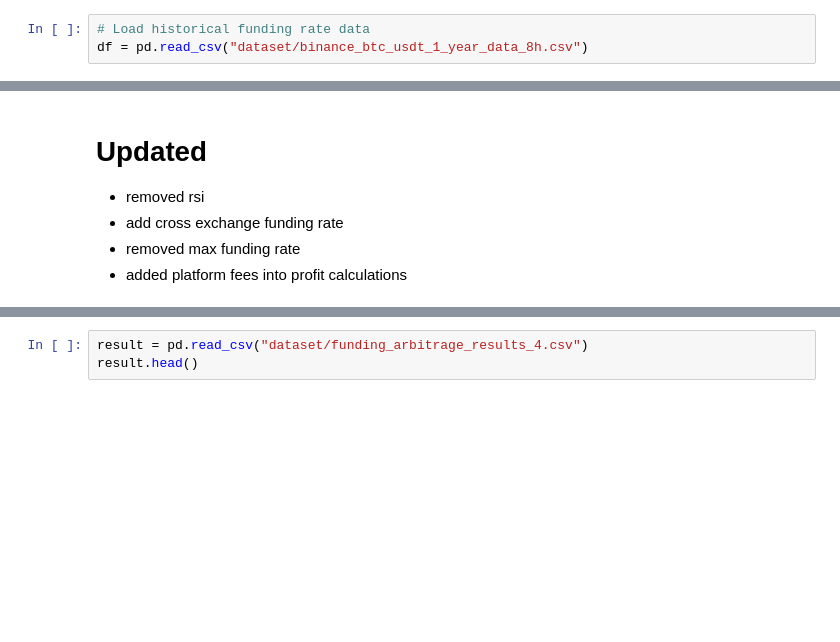
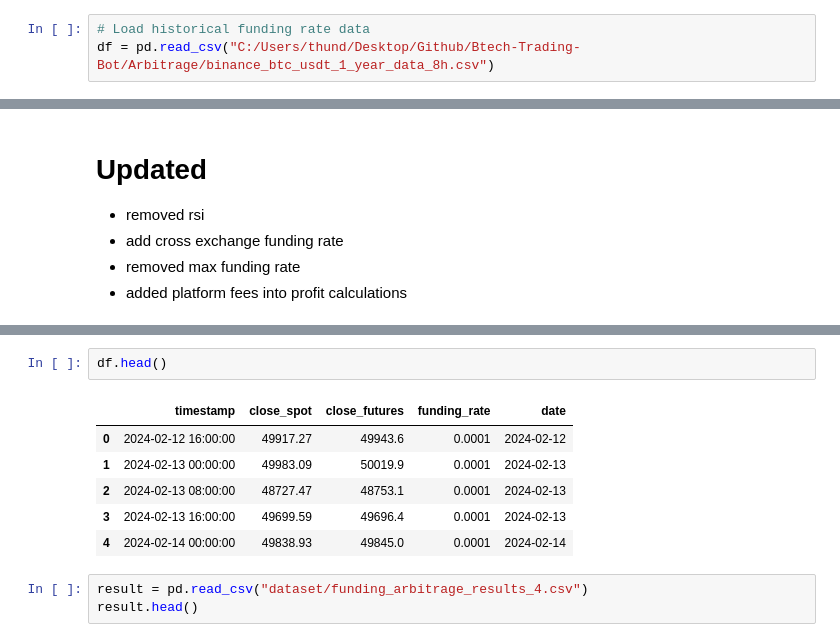
Before and after one commit to Lim-Rong-Jun/Btech-Trading-Bot, a Jupyter notebook: Funding_Rate_Arbitrage_Bot/Arbi_bot_part_3.ipynb, the cells around one changed output, grey strips where cells are left out. Saved outputs shown, nothing was run; the diff lists cells and outputs as text; blank space fills up the shorter version.

```diff
--- a/Funding_Rate_Arbitrage_Bot/Arbi_bot_part_3.ipynb
+++ b/Funding_Rate_Arbitrage_Bot/Arbi_bot_part_3.ipynb
@@ -6,4 +6,4 @@ import numpy as np
 from decimal import Decimal, ROUND_DOWN
 # %%
 # Load historical funding rate data
-df = pd.read_csv("dataset/binance_btc_usdt_1_year_data_8h.csv")
+df = pd.read_csv("C:/Users/thund/Desktop/Github/Btech-Trading-Bot/Arbitrage/binance_btc_usdt_1_year_data_8h.csv")
@@ -1210,3 +1211,12 @@ Average Profit per Trade: $33.67
+# %%
+df.head()
+# %% [output]
+|  | timestamp | close_spot | close_futures | funding_rate | date |
+| 0 | 2024-02-12 16:00:00 | 49917.27 | 49943.6 | 0.0001 | 2024-02-12 |
+| 1 | 2024-02-13 00:00:00 | 49983.09 | 50019.9 | 0.0001 | 2024-02-13 |
+| 2 | 2024-02-13 08:00:00 | 48727.47 | 48753.1 | 0.0001 | 2024-02-13 |
+| 3 | 2024-02-13 16:00:00 | 49699.59 | 49696.4 | 0.0001 | 2024-02-13 |
+| 4 | 2024-02-14 00:00:00 | 49838.93 | 49845.0 | 0.0001 | 2024-02-14 |
 # %%
 result = pd.read_csv("dataset/funding_arbitrage_results_4.csv")
 result.head()
```
Also changed, not shown: parts of 10 cells of this notebook, 5 other files.
